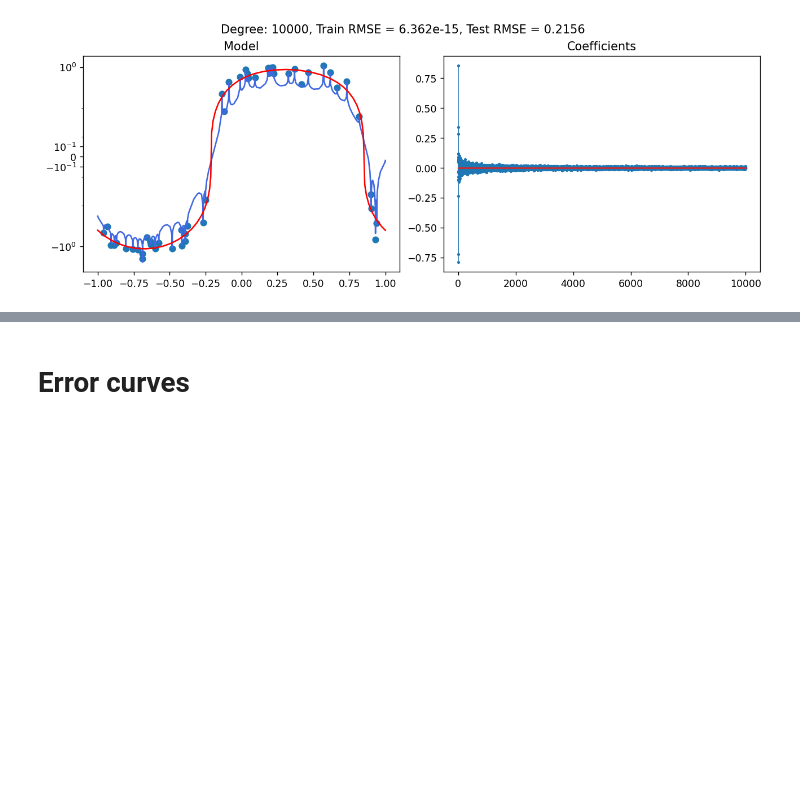
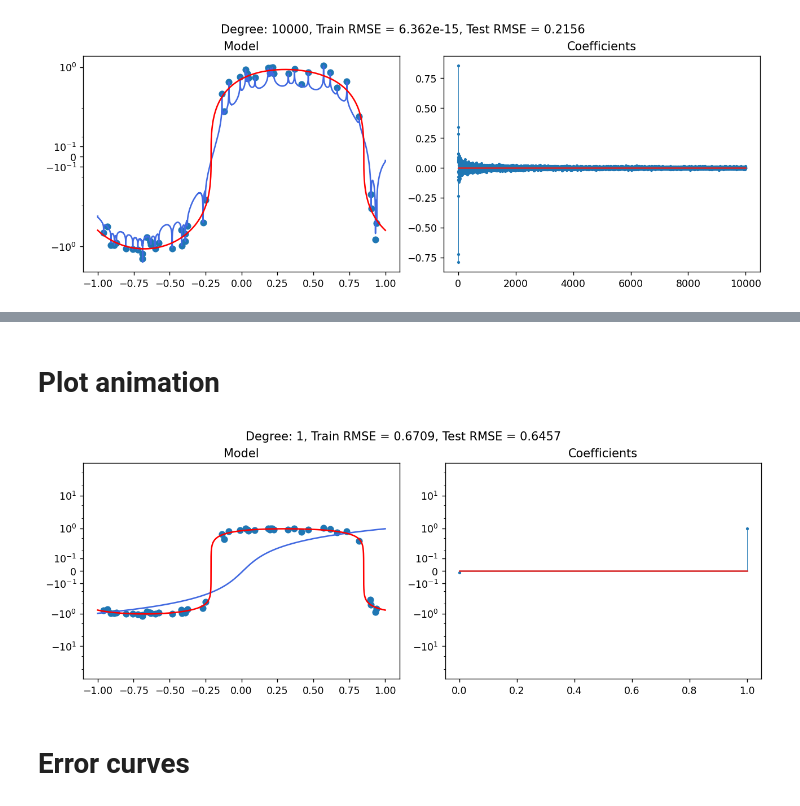
Before and after one commit to alexshtf/alexshtf.github.io, a Jupyter notebook: assets/free_polynomial_monster.ipynb, the cells around one changed output, grey strips where cells are left out. Drawn from its saved outputs; the diff is of its cells as text; code cells hidden in the pictures; blank space fills up the shorter version.

```diff
--- a/assets/free_polynomial_monster.ipynb
+++ b/assets/free_polynomial_monster.ipynb
@@ -119,3 +158,45 @@ fit_and_plot(10000, np.polynomial.legendre.legvander)
+# %% [markdown]
+# Plot animation
+# %%
+from matplotlib.animation import FuncAnimation, PillowWriter
+
+degs = np.r_[
+    np.sort(np.unique(np.linspace(1, n - 1, 15).astype(int))),
+    np.sort(np.unique(np.geomspace(n + 1, 100000, 20).astype(int)))
+]
+
+
+fig, axs = plt.subplots(1, 2, figsize=double_figsize, layout='constrained')
+def animate(degree):
+
+    poly, train_rmse = fit(degree, np.polynomial.legendre.legvander)
+    xtest, ytest, test_rmse = test_fit(degree, np.polynomial.legendre.legvander, poly)
+
+    fig.suptitle(f'Degree: {degree}, Train RMSE = {train_rmse:.4g}, Test RMSE = {test_rmse:.4g}')
+
+    axs[0].clear()
+    axs[0].set_yscale('asinh', linear_width=.1)
+    axs[0].set_title('Model')
+    axs[0].set_ylim([-100, 100])
+
+    axs[1].clear()
+    axs[1].set_yscale('asinh', linear_width=.1)
+    axs[1].set_title('Coefficients')
+    axs[1].set_ylim([-100, 100])
+
+    data_plt = axs[0].scatter(x, y)
+    test_plt = axs[0].plot(xtest, ytest, color='royalblue')
+    func_plt = axs[0].plot(xtest, func(xtest), color='red')
+
+    markerline, stemlines, baseline = axs[1].stem(poly)
+    stemlines.set_linewidth(0.5)
+    markerline.set_markersize(2)
+    return data_plt, test_plt, func_plt, markerline, baseline, stemlines
+
+ani = FuncAnimation(fig, animate, degs)
+ani.save('degrees.gif', dpi=300, writer=PillowWriter(fps=2.5))
+# %% [output]
+[figure, added]
 # %% [markdown]
 # Error curves
 # %%
```
Also changed, not shown: parts of 6 cells of this notebook.
